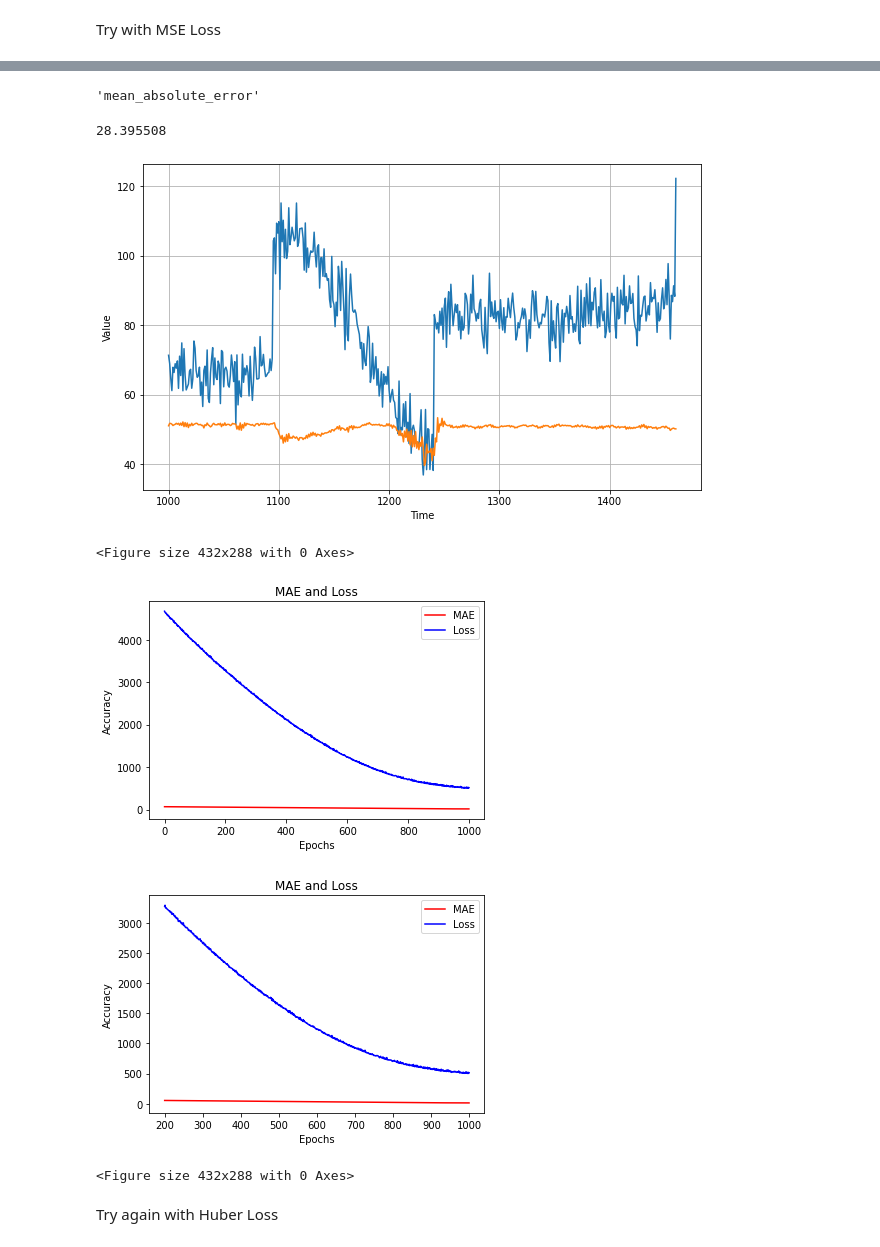
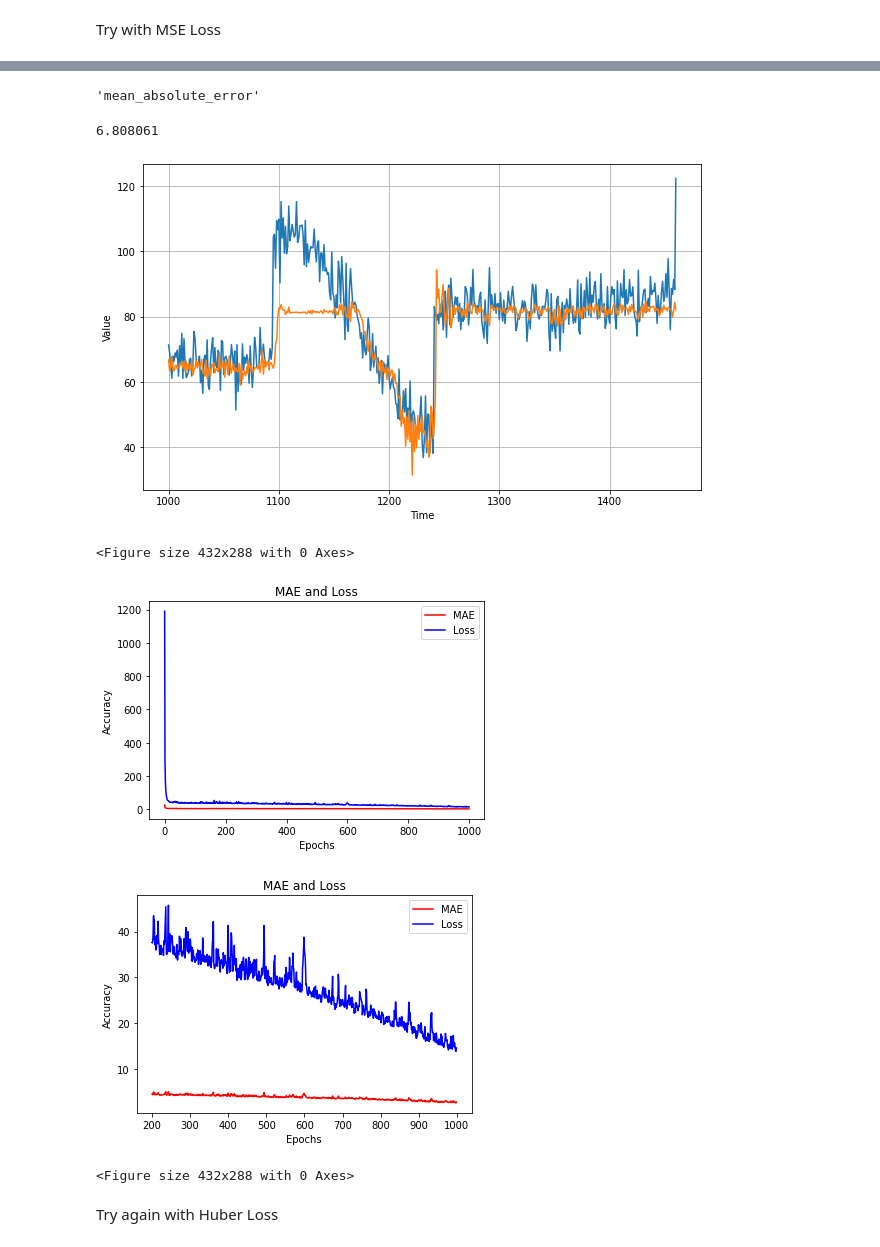
Before and after one commit to JamesMcGuigan/coursera-tensorflow-in-practice-specialization, a Jupyter notebook: TensorFlow In Practice/Course 4 - S+P/S+P Week 3 Lesson 2 - RNN.ipynb, the cells around one changed output, grey strips where cells are left out. Drawn from its saved outputs; the diff is of its cells as text; code cells hidden in the pictures.

```diff
--- a/TensorFlow In Practice/Course 4 - S+P/S+P Week 3 Lesson 2 - RNN.ipynb
+++ b/TensorFlow In Practice/Course 4 - S+P/S+P Week 3 Lesson 2 - RNN.ipynb
@@ -115,7 +117,7 @@ model = tf.keras.models.Sequential([
   tf.keras.layers.Lambda(lambda x: x * 100.0)
 ])
 
-optimizer = tf.keras.optimizers.Adam(learning_rate=2e-6)
+optimizer = tf.keras.optimizers.Adam(learning_rate=5e-4)
 model.compile(
     # loss=tf.keras.losses.Huber(),
     loss='mae',
@@ -127,8 +129,10 @@ history = model.fit(
     epochs=1000,
     verbose=0,
     calbacks=[
-      tf.keras.callbacks.EarlyStopping(monitor='loss', patience=100, verbose=1)
-    ])
+      tf.keras.callbacks.ReduceLROnPlateau(monitor='loss', patience=25, verbose=1),
+      tf.keras.callbacks.EarlyStopping(    monitor='loss', patience=50, verbose=1),
+    ]
+)
 
 forecast = []
 for time in range(len(series) - window_size):
@@ -242,37 +248,38 @@ model = tf.keras.models.Sequential([
   tf.keras.layers.Lambda(lambda x: x * 100.0)
 ])
 
-optimizer = tf.keras.optimizers.Adam(learning_rate=1e-7)
+optimizer = tf.keras.optimizers.Adam(learning_rate=1e-3)
 model.compile(
     # loss=tf.keras.losses.Huber(),
     loss='mse',
     optimizer=optimizer,
     metrics=["mae"],
 )
 history = model.fit(
     dataset,
     epochs=1000,
     verbose=0,
     calbacks=[
-      tf.keras.callbacks.EarlyStopping(monitor='loss', patience=100, verbose=1)
+      tf.keras.callbacks.ReduceLROnPlateau(monitor='loss', patience=25, verbose=1),
+      tf.keras.callbacks.EarlyStopping(    monitor='loss', patience=50, verbose=1),
     ])
 
 forecast = []
 for time in range(len(series) - window_size):
   forecast.append(model.predict(series[time:time + window_size][np.newaxis]))
 
 forecast = forecast[split_time-window_size:]
 results  = np.array(forecast)[:, 0, 0]
 
 plt.figure(figsize=(10, 6))
 
 plot_series(time_valid, x_valid)
 plot_series(time_valid, results)
 display( 'mean_absolute_error', tf.keras.metrics.mean_absolute_error(x_valid, results).numpy() )
 # %% [output]
 'mean_absolute_error'
-28.395508
+6.808061
-[figure, old version]
+[figure, new version]
 # %%
 import matplotlib.image  as mpimg
 import matplotlib.pyplot as plt
@@ -314,8 +321,8 @@ plt.legend(["MAE", "Loss"])
 plt.figure()
 # %% [output]
 <Figure size 432x288 with 0 Axes>
-[figure, old version]
+[figure, new version]
-[figure, old version]
+[figure, new version]
 <Figure size 432x288 with 0 Axes>
 # %% [markdown]
 Try again with Huber Loss
```
Also changed, not shown: parts of 7 cells of this notebook.
